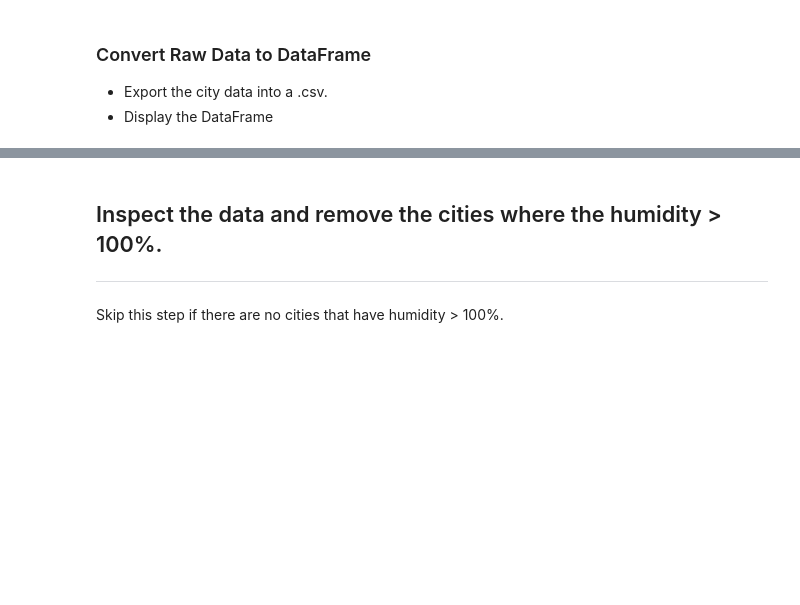
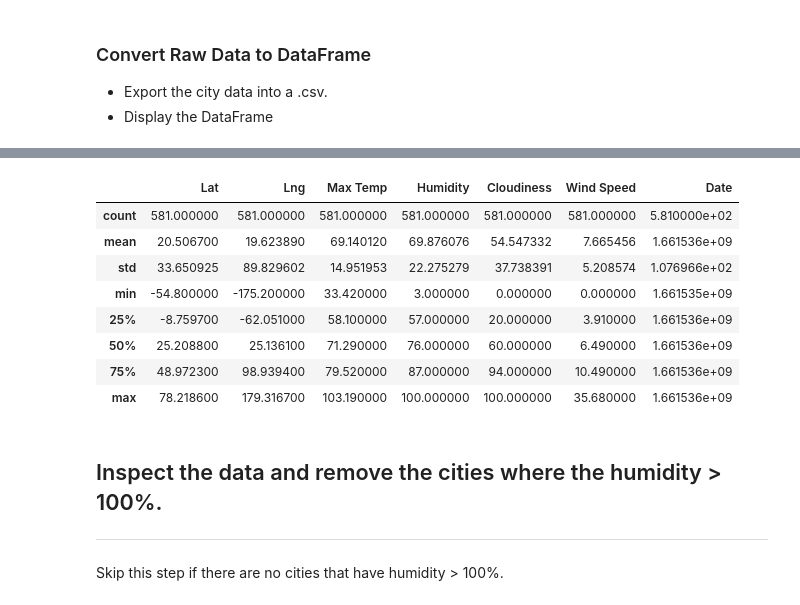
Before and after one commit to djdolejsi/python-api-challenge, a Jupyter notebook: WeatherPy/WeatherPy.ipynb, the cells around one changed output, grey strips where cells are left out. Saved outputs shown, nothing was run; the diff lists cells and outputs as text; code cells hidden in the pictures; blank space fills up the shorter version.

```diff
--- a/WeatherPy/WeatherPy.ipynb
+++ b/WeatherPy/WeatherPy.ipynb
@@ -147,3 +157,16 @@ PermissionError: [Errno 13] Permission denied: '/Users/dillo/Data Science Bootca
+# %%
+# Look at statisical data for our weather dataframe
+weather_df.describe()
+# %% [output]
+|  | Lat | Lng | Max Temp | Humidity | Cloudiness | Wind Speed | Date |
+| count | 581.000000 | 581.000000 | 581.000000 | 581.000000 | 581.000000 | 581.000000 | 5.810000e+02 |
+| mean | 20.506700 | 19.623890 | 69.140120 | 69.876076 | 54.547332 | 7.665456 | 1.661536e+09 |
+| std | 33.650925 | 89.829602 | 14.951953 | 22.275279 | 37.738391 | 5.208574 | 1.076966e+02 |
+| min | -54.800000 | -175.200000 | 33.420000 | 3.000000 | 0.000000 | 0.000000 | 1.661535e+09 |
+| 25% | -8.759700 | -62.051000 | 58.100000 | 57.000000 | 20.000000 | 3.910000 | 1.661536e+09 |
+| 50% | 25.208800 | 25.136100 | 71.290000 | 76.000000 | 60.000000 | 6.490000 | 1.661536e+09 |
+| 75% | 48.972300 | 98.939400 | 79.520000 | 87.000000 | 94.000000 | 10.490000 | 1.661536e+09 |
+| max | 78.218600 | 179.316700 | 103.190000 | 100.000000 | 100.000000 | 35.680000 | 1.661536e+09 |
 # %% [markdown]
 ## Inspect the data and remove the cities where the humidity > 100%.
 ----
```
Also changed, not shown: parts of 10 cells of this notebook.
